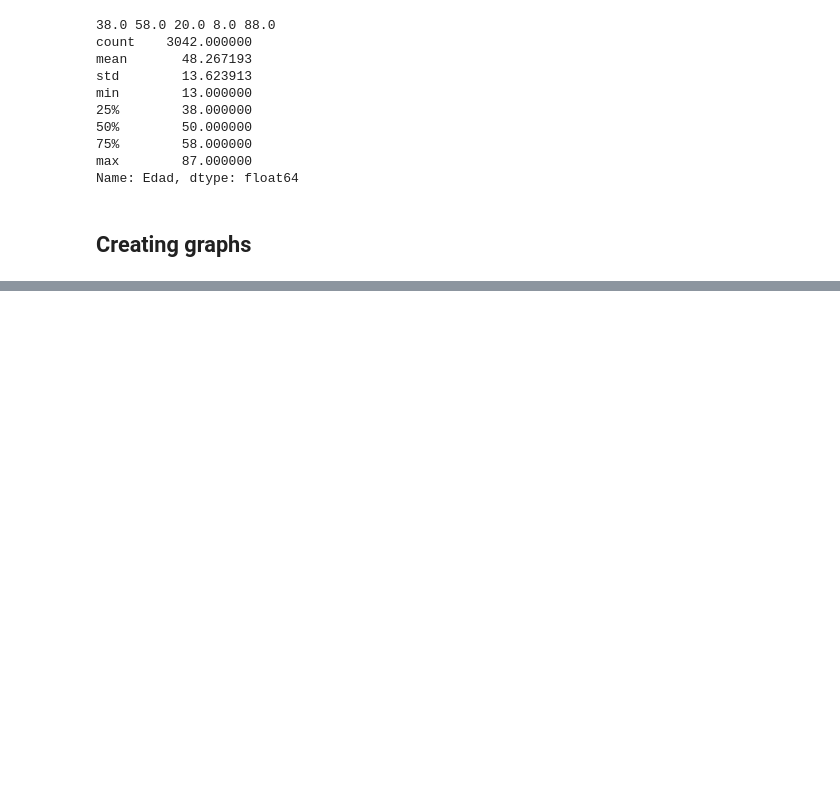
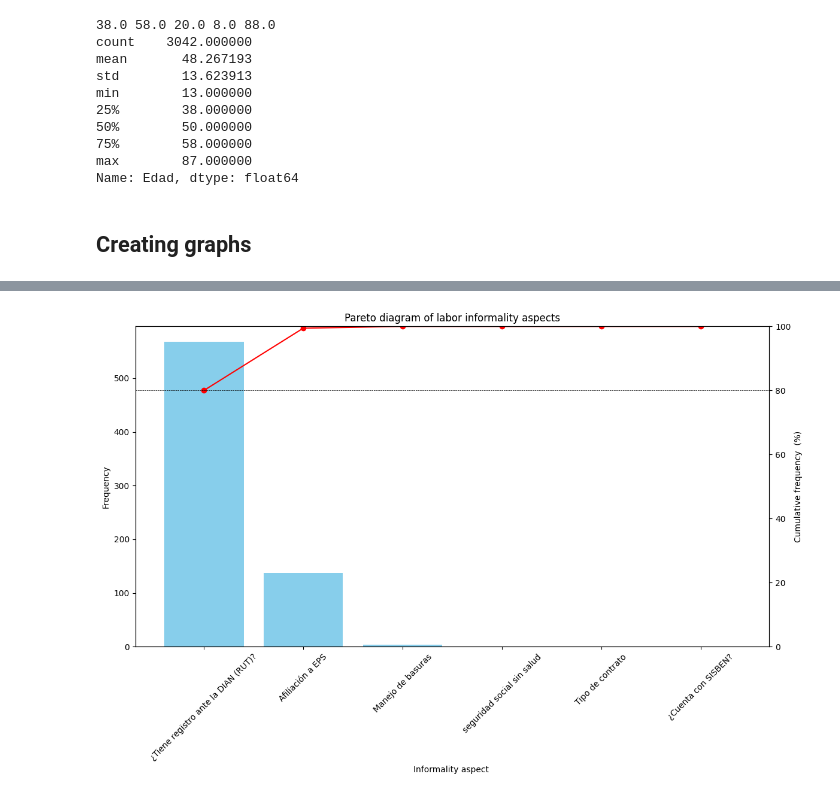
Before and after one commit to Esneider23/Project-talent, a Jupyter notebook: project/eda.ipynb, the cells around one changed output, grey strips where cells are left out. Drawn from its saved outputs; the diff is of its cells as text; code cells hidden in the pictures; blank space fills up the shorter version.

```diff
--- a/project/eda.ipynb
+++ b/project/eda.ipynb
@@ -619,0 +651,44 @@ Name: Edad, dtype: float64
+# %%
+# Select relevant columns
+columns_of_interest = [
+    "¿Tiene registro ante la DIAN (RUT)?",
+    "Afiliación a EPS",
+    "seguridad social sin salud",
+    "Tipo de contrato",
+    "Manejo de basuras",
+    "¿Cuenta con SISBEN?"
+]
+
+# Calculate the frequency of informality (null or “No” values).
+informalidad_counts = {}
+for column in columns_of_interest:
+    informalidad_counts[column] = df[column].isna().sum() + (df[column] == "No").sum()
+
+# Convert to DataFrame and sort
+informalidad_df = pd.DataFrame(list(informalidad_counts.items()), columns=["Aspecto", "Frecuencia"])
+informalidad_df = informalidad_df.sort_values(by="Frecuencia", ascending=False).reset_index(drop=True)
+
+# Calculate the cumulative frequency in percent
+informalidad_df["Frecuencia acumulada (%)"] = informalidad_df["Frecuencia"].cumsum() / informalidad_df["Frecuencia"].sum() * 100
+
+# Create the Pareto diagram
+fig, ax1 = plt.subplots(figsize=(12, 8))
+
+# Bar chart for frequency of each aspect
+ax1.bar(informalidad_df["Aspecto"], informalidad_df["Frecuencia"], color="skyblue")
+ax1.set_xlabel("Informality aspect ")
+ax1.set_ylabel("Frequency")
+ax1.tick_params(axis='x', rotation=45)
+ax1.set_title("Pareto diagram of labor informality aspects")
+
+#  Cumulative frequency line
+ax2 = ax1.twinx()
+ax2.plot(informalidad_df["Aspecto"], informalidad_df["Frecuencia acumulada (%)"], color="red", marker="o", linestyle="-")
+ax2.axhline(80, color="black", linestyle="--", linewidth=0.5)
+ax2.set_ylabel("Cumulative frequency  (%)")
+ax2.set_ylim([0, 100])
+
+plt.tight_layout()
+plt.show()
+# %% [output]
+[figure, added]
```
Also changed, not shown: parts of 1 cell of this notebook, 1 other file.
